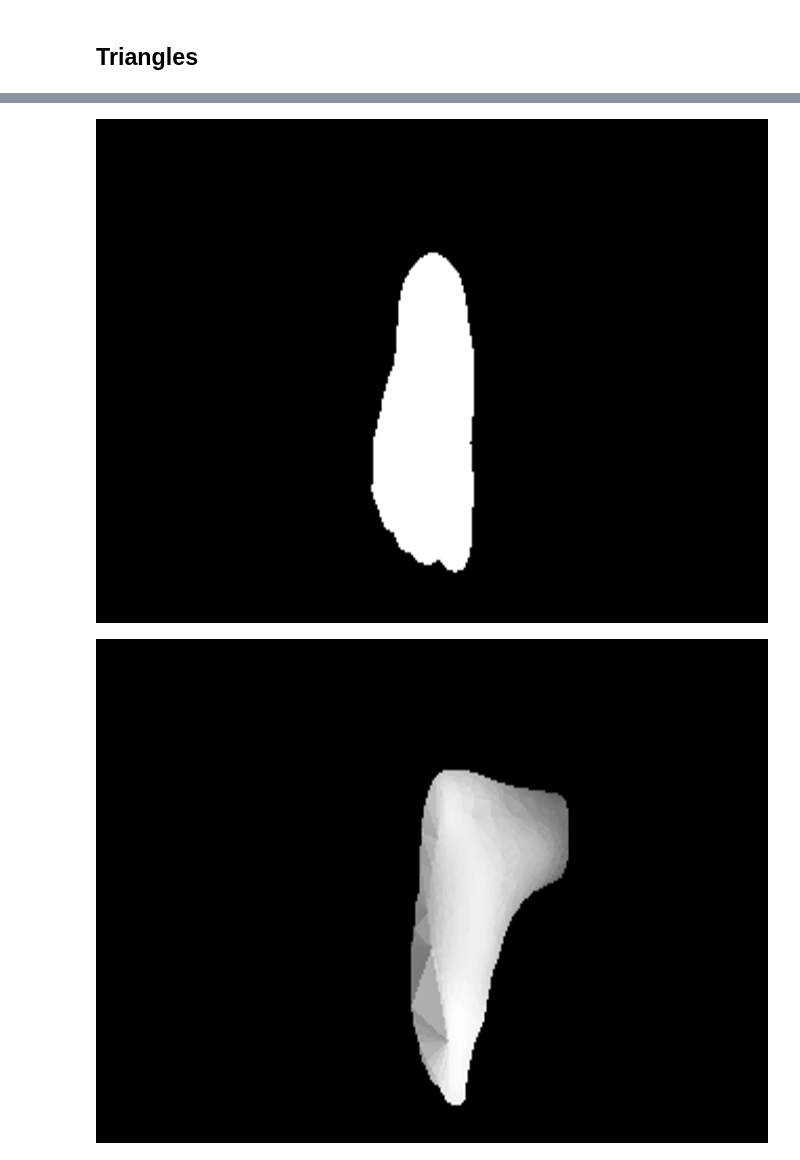
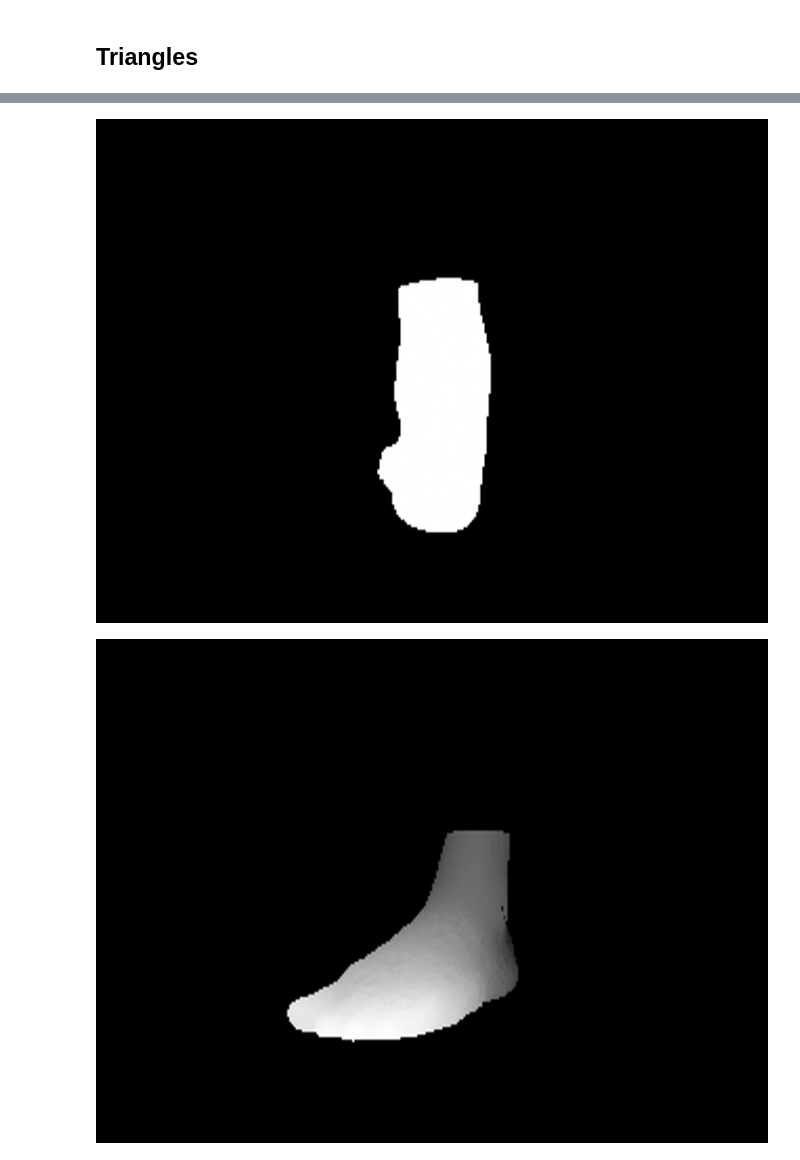
Before and after one commit to vidstige/cookie-talk-3d, a Jupyter notebook: rendering.ipynb, the cells around one changed output, grey strips where cells are left out. Saved outputs shown, nothing was run; the diff lists cells and outputs as text; code cells hidden in the pictures.

```diff
--- a/rendering.ipynb
+++ b/rendering.ipynb
@@ -375,3 +462,19 @@ frames = [point_cloud_frame(transform(rotate_y(theta), vertices) + t, project=pe
 display_gif(frames, framerate=1/25, width=512)
 # %% [output]
 [interactive output not drawn]
+# %%
+# re-orient foot
+vertices = transform(np.array([
+    [1, 0, 0],   # for x, just keep the x
+    [0, 0, -1],  # for y, take -z
+    [0, 1, 0],   # for z, take y
+]), vertices)
+vertices = vertices - np.mean(vertices, axis=0)  # center mesh
+# %%
+t = np.array([0, 0.05, 0.4])
+thetas = np.linspace(0, tau, 256)
+frames = [point_cloud_frame(
+    transform(rotate_y(theta), vertices) + t,
+    project=perspective)
+    for theta in thetas]
+display_gif(frames, framerate=1/25, width=512)
@@ -379,13 +484,13 @@ display_gif(frames, framerate=1/25, width=512)
 def draw_mesh(buffer: np.ndarray, vertices: np.ndarray, triangles: np.ndarray):
     screen = to_screen(perspective(vertices), resolution)
     for triangle in triangles:
-        draw_triangle(buffer, screen[triangle])
+        draw_triangle(buffer, screen[triangle], (0xff, 0xff, 0xff))
 
-buffer = np.zeros((h, w, 3), dtype=np.uint8)  # create new frame
+buffer = create_buffer(resolution)
 draw_mesh(buffer, vertices + t, triangles)
 show_buffer(buffer)
 # %% [output]
-[figure, old version]
+[figure, new version]
 # %%
 def draw_mesh(buffer, resolution, vertices, triangles):
     screen = to_screen(perspective(vertices), resolution)
@@ -393,14 +498,14 @@ def draw_mesh(buffer, resolution, vertices, triangles):
     for triangle in triangles:
         mean_z = np.mean(vertices[triangle, 2], axis=0)
         intensity = 1.0 - (mean_z - minz) / (maxz - minz)
-        draw_triangle(buffer, screen[triangle], color=int(255 * intensity))
+        colors = (int(255 * intensity), int(255 * intensity), int(255 * intensity))
+        draw_triangle(buffer, screen[triangle], colors)
 # %%
-t = np.array([0, -0.1, 0.4])
-buffer = np.zeros((h, w, 3), dtype=np.uint8)  # create new frame
-draw_mesh(buffer, resolution, transform(rotate_y(theta=-1.1), vertices) + t, triangles)
+buffer = create_buffer(resolution)
+draw_mesh(buffer, resolution, transform(rotate_y(theta=3/8*tau), vertices) + t, triangles)
 show_buffer(buffer)
 # %% [output]
-[figure, old version]
+[figure, new version]
 # %%
 %%time
 def mesh_frame(vertices, triangles):
```
Also changed, not shown: parts of 41 cells of this notebook, 3 other files.
